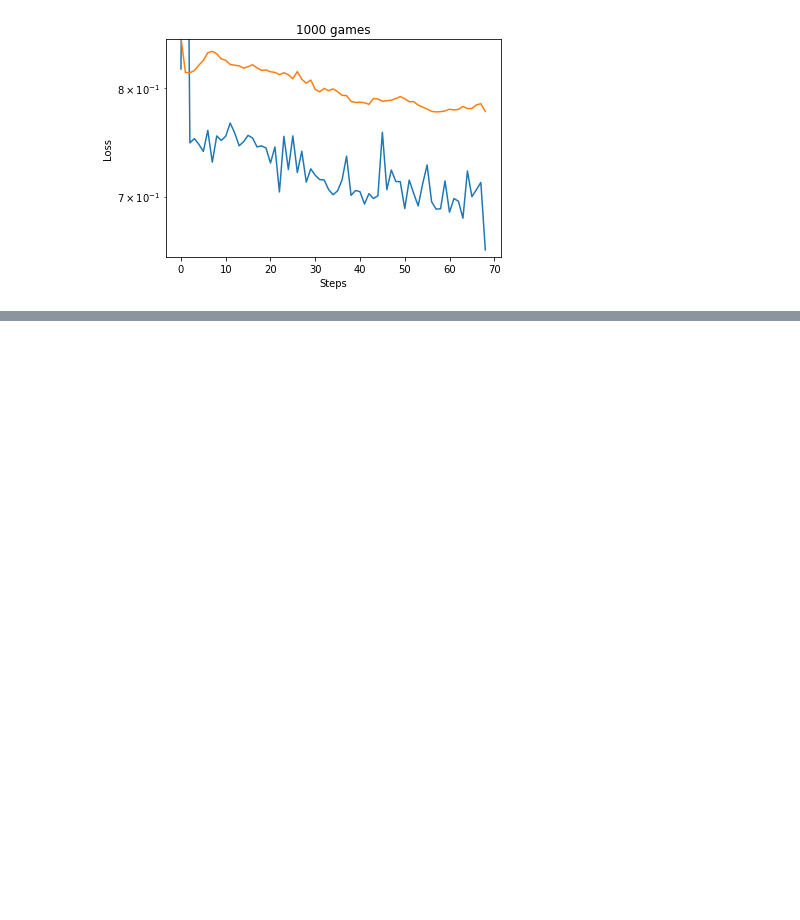
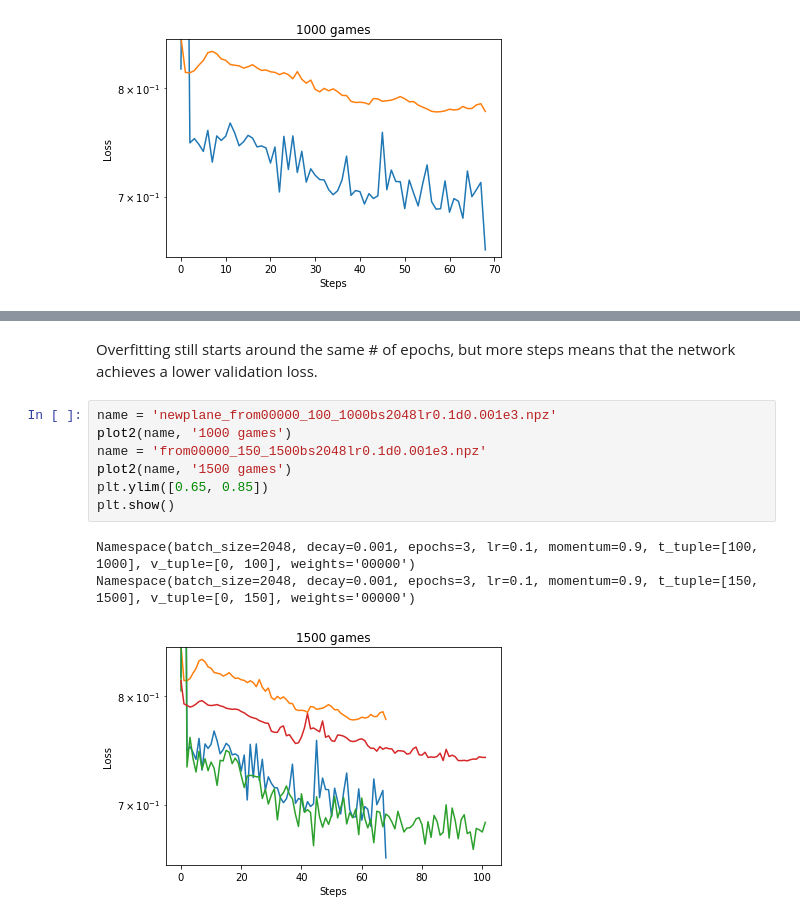
Before and after one commit to fqjin/ultimate-tictactoe, a Jupyter notebook: notebooks/Logs.ipynb, the cells around one changed output, grey strips where cells are left out. Drawn from its saved outputs; the diff is of its cells as text; blank space fills up the shorter version.

Commit message:
Add results for 1500 games

```diff
--- a/notebooks/Logs.ipynb
+++ b/notebooks/Logs.ipynb
@@ -191,0 +211,13 @@ Namespace(batch_size=2048, decay=0.001, epochs=3, lr=0.1, momentum=0.9, t_tuple=
+# %% [markdown]
+Overfitting still starts around the same # of epochs, but more steps means that the network achieves a lower validation loss.
+# %%
+name = 'newplane_from00000_100_1000bs2048lr0.1d0.001e3.npz'
+plot2(name, '1000 games')
+name = 'from00000_150_1500bs2048lr0.1d0.001e3.npz'
+plot2(name, '1500 games')
+plt.ylim([0.65, 0.85])
+plt.show()
+# %% [output]
+Namespace(batch_size=2048, decay=0.001, epochs=3, lr=0.1, momentum=0.9, t_tuple=[100, 1000], v_tuple=[0, 100], weights='00000')
+Namespace(batch_size=2048, decay=0.001, epochs=3, lr=0.1, momentum=0.9, t_tuple=[150, 1500], v_tuple=[0, 150], weights='00000')
+[figure, added]
```
Also changed, not shown: parts of 4 cells of this notebook, 4 other files.
